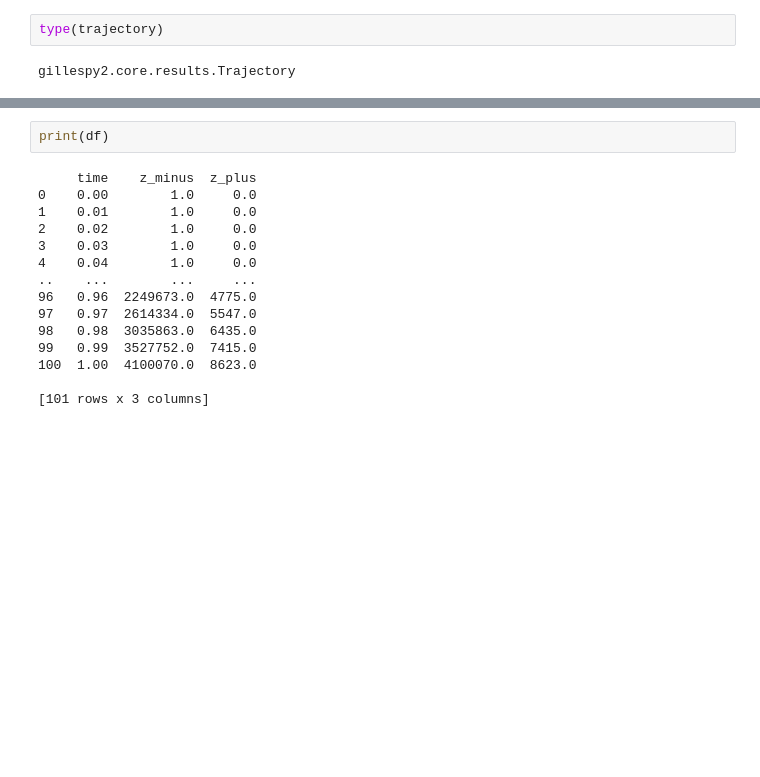
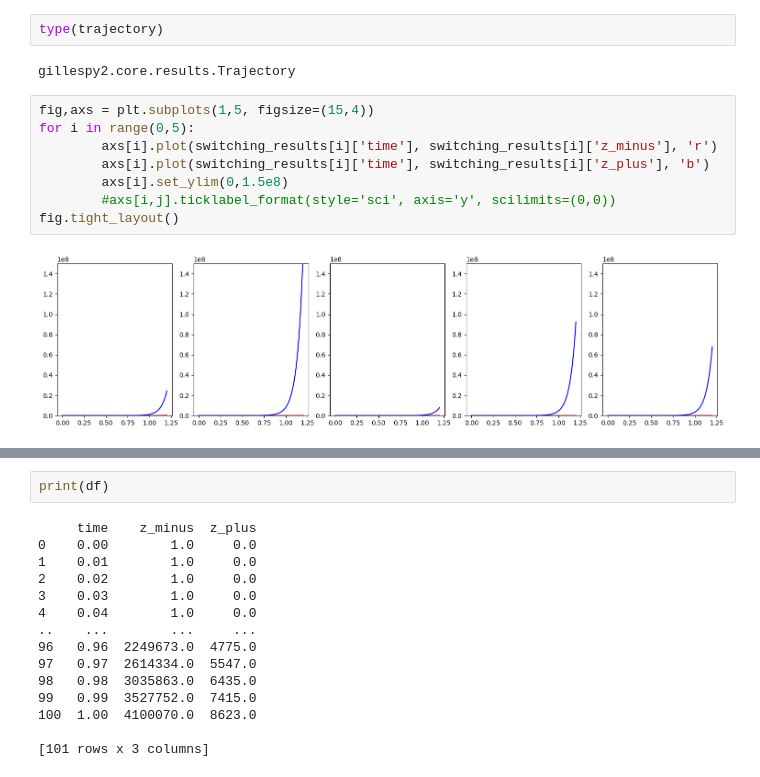
Before and after one commit to claracanavese/switching_process, a Jupyter notebook: gillespie.ipynb, the cells around one changed output, grey strips where cells are left out. Saved outputs shown, nothing was run; the diff lists cells and outputs as text; blank space fills up the shorter version.

```diff
--- a/gillespie.ipynb
+++ b/gillespie.ipynb
@@ -118,6 +82,16 @@ results_avg.plot()
 type(trajectory)
 # %% [output]
 gillespy2.core.results.Trajectory
+# %%
+fig,axs = plt.subplots(1,5, figsize=(15,4))
+for i in range(0,5):
+        axs[i].plot(switching_results[i]['time'], switching_results[i]['z_minus'], 'r')
+        axs[i].plot(switching_results[i]['time'], switching_results[i]['z_plus'], 'b')
+        axs[i].set_ylim(0,1.5e8)
+        #axs[i,j].ticklabel_format(style='sci', axis='y', scilimits=(0,0))
+fig.tight_layout()
+# %% [output]
+[figure, added]
 # %%
 fig,axs = plt.subplots(2,5, figsize=(15,6))
 for j in range(0,2):
```
Also changed, not shown: parts of 13 cells of this notebook.
